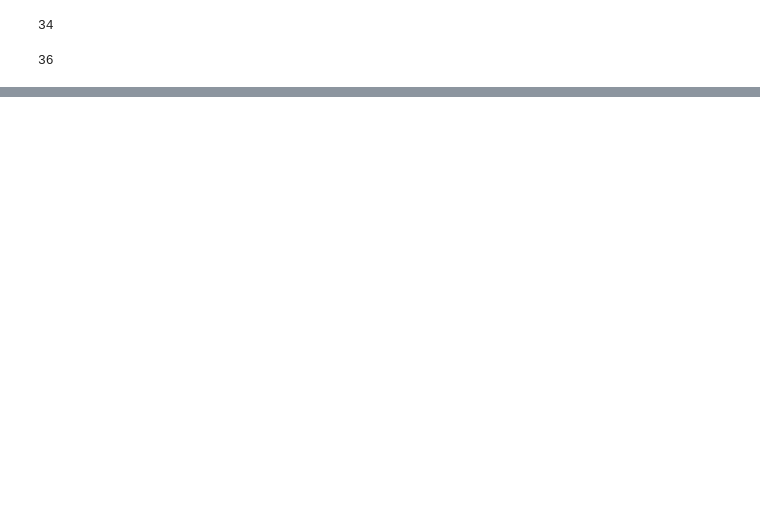
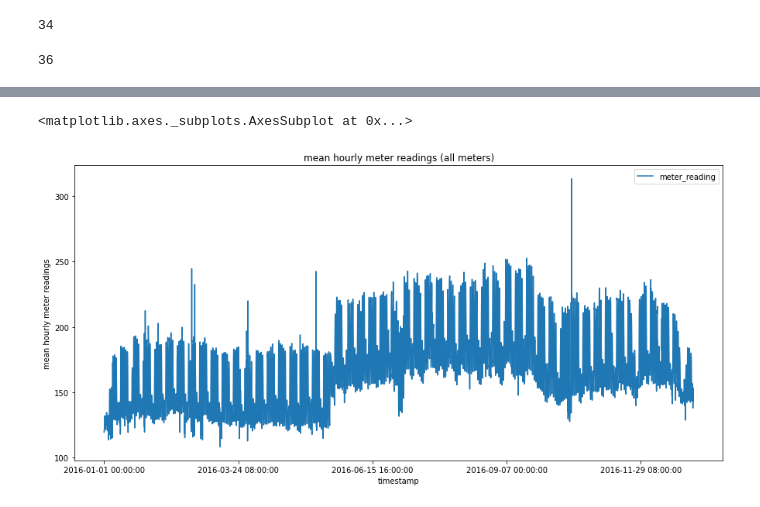
Before and after one commit to TamaraSumarac/6.862_MachineLearningProject, a Jupyter notebook: BuildingEnergyConsumption/Code/LinearRegression.ipynb, the cells around one changed output, grey strips where cells are left out. Cells and saved outputs as stored; diff of their text form; code cells hidden in the pictures; blank space fills up the shorter version.

```diff
--- a/BuildingEnergyConsumption/Code/LinearRegression.ipynb
+++ b/BuildingEnergyConsumption/Code/LinearRegression.ipynb
@@ -102,7 +68,7 @@ len(list(pd_all))
 # %% [output]
 34
 # %%
-pd_all = pd.get_dummies(pd_all, columns = ['year_range'])
+pd_all = pd.get_dummies(pd_all, columns = ['year_range'],prefix=[''],prefix_sep=[''])
 # %%
 len(list(pd_all))
 # %% [output]
@@ -152,2 +82,9 @@ pd_all.describe().transpose()
 # %%
 normalizer = preprocessing.Normalization()
+# %%
+merged_train = pd_all.loc[(pd_all["electricity"]==1)]
+# %%
+merged_train.groupby(by = "timestamp").mean().filter(["timestamp", "meter_reading"]).plot(figsize =(15,7), ylabel = "mean hourly meter readings", title = "mean hourly meter readings (all meters)")
+# %% [output]
+<matplotlib.axes._subplots.AxesSubplot at 0x...>
+[figure, added]
```
Also changed, not shown: parts of 70 cells of this notebook.
